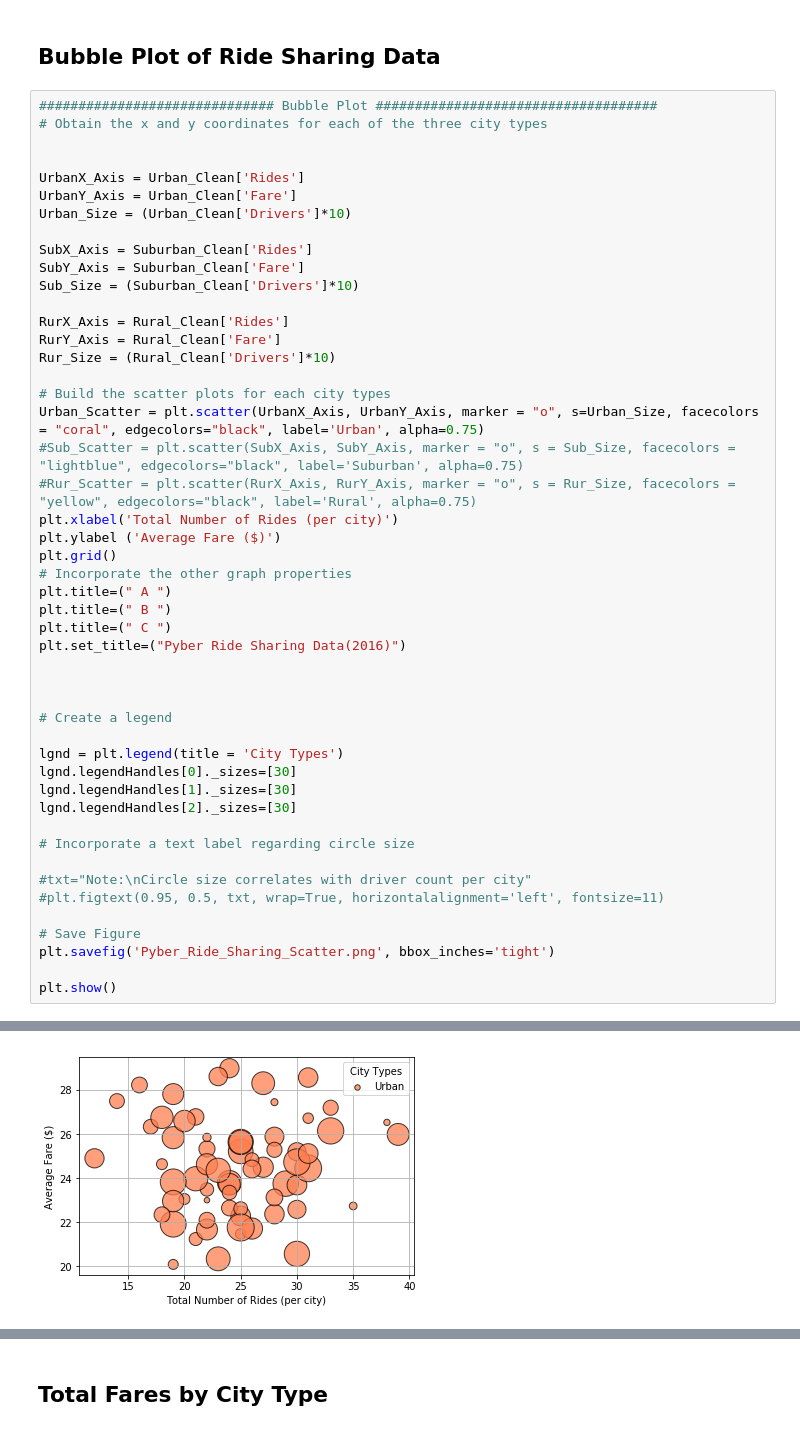
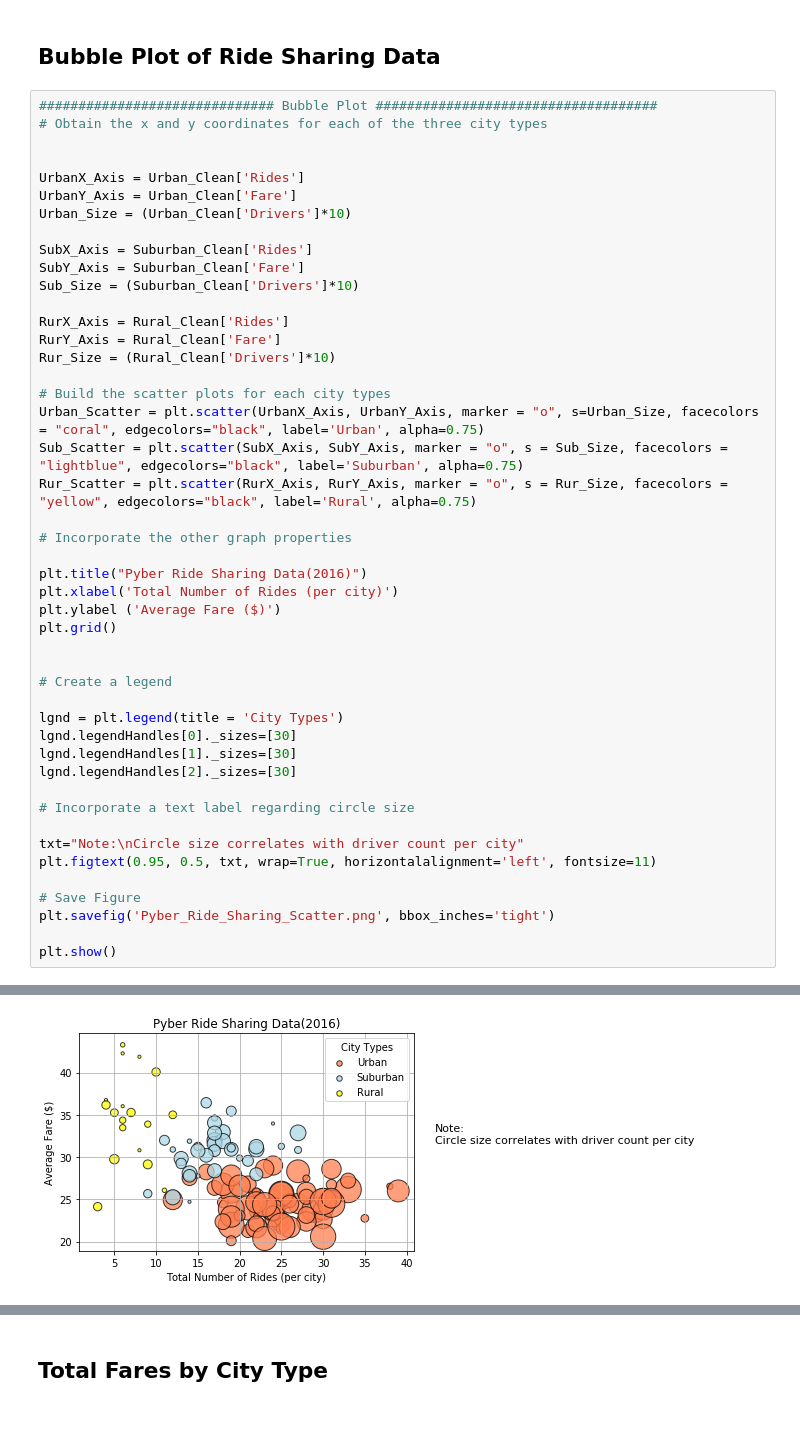
Before and after one commit to Dkreitzer/Matplotlib, a Jupyter notebook: Matplotlib_Pyber_Homework5_DAK.ipynb, the cells around one changed output, grey strips where cells are left out. Drawn from its saved outputs; the diff is of its cells as text.

Commit message:
Final Version Complete
Fixed the scatter plot title issue - everything is complete and working perfect!

```diff
--- a/Matplotlib_Pyber_Homework5_DAK.ipynb
+++ b/Matplotlib_Pyber_Homework5_DAK.ipynb
@@ -85,17 +81,15 @@ Rur_Size = (Rural_Clean['Drivers']*10)
 
 # Build the scatter plots for each city types
 Urban_Scatter = plt.scatter(UrbanX_Axis, UrbanY_Axis, marker = "o", s=Urban_Size, facecolors = "coral", edgecolors="black", label='Urban', alpha=0.75)
-#Sub_Scatter = plt.scatter(SubX_Axis, SubY_Axis, marker = "o", s = Sub_Size, facecolors = "lightblue", edgecolors="black", label='Suburban', alpha=0.75)
-#Rur_Scatter = plt.scatter(RurX_Axis, RurY_Axis, marker = "o", s = Rur_Size, facecolors = "yellow", edgecolors="black", label='Rural', alpha=0.75)
+Sub_Scatter = plt.scatter(SubX_Axis, SubY_Axis, marker = "o", s = Sub_Size, facecolors = "lightblue", edgecolors="black", label='Suburban', alpha=0.75)
+Rur_Scatter = plt.scatter(RurX_Axis, RurY_Axis, marker = "o", s = Rur_Size, facecolors = "yellow", edgecolors="black", label='Rural', alpha=0.75)
+
+# Incorporate the other graph properties
+
+plt.title("Pyber Ride Sharing Data(2016)")
 plt.xlabel('Total Number of Rides (per city)')
 plt.ylabel ('Average Fare ($)')
 plt.grid()
-# Incorporate the other graph properties
-plt.title=(" A ")
-plt.title=(" B ")
-plt.title=(" C ")
-plt.set_title=("Pyber Ride Sharing Data(2016)")
-
 
 
 # Create a legend
@@ -107,8 +101,8 @@ lgnd.legendHandles[2]._sizes=[30]
 
 # Incorporate a text label regarding circle size
 
-#txt="Note:\nCircle size correlates with driver count per city"
-#plt.figtext(0.95, 0.5, txt, wrap=True, horizontalalignment='left', fontsize=11)
+txt="Note:\nCircle size correlates with driver count per city"
+plt.figtext(0.95, 0.5, txt, wrap=True, horizontalalignment='left', fontsize=11)
 
 # Save Figure
 plt.savefig('Pyber_Ride_Sharing_Scatter.png', bbox_inches='tight')
@@ -119 +112 @@ IndexError: list index out of range
-[figure, old version]
+[figure, new version]
```
Also changed, not shown: parts of 4 cells of this notebook, 1 other file.
